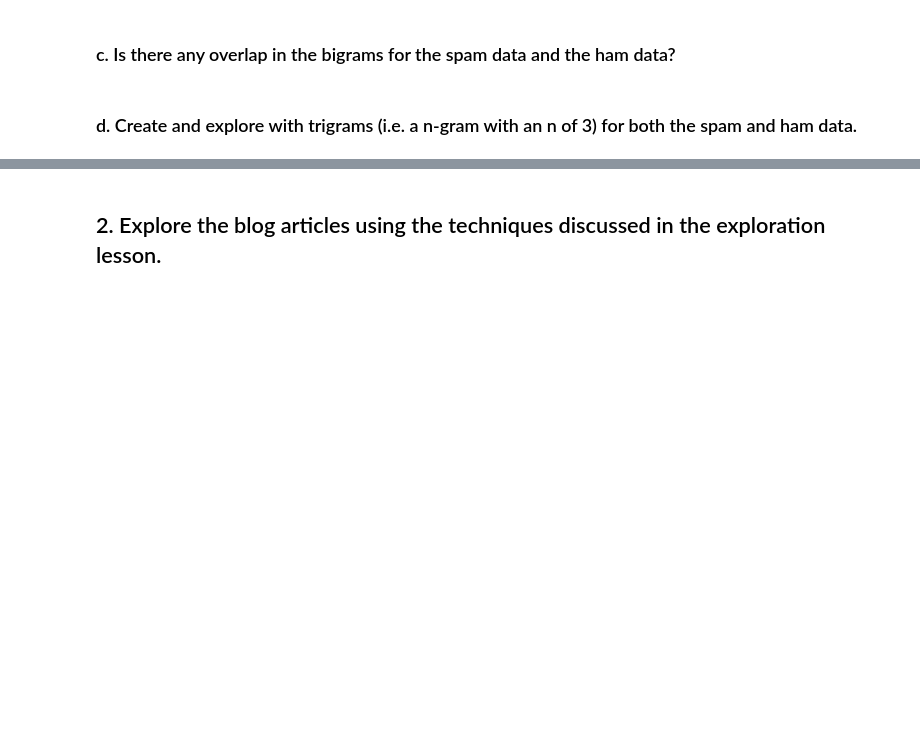
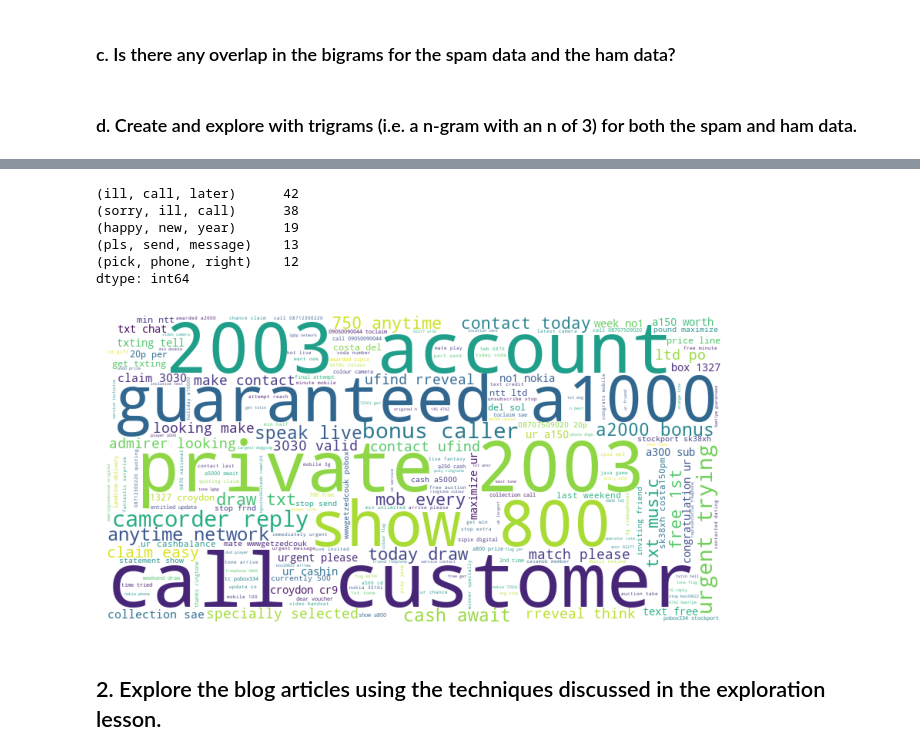
Before and after one commit to DerekBixby/natural-language-processing-exercises, a Jupyter notebook: explore.ipynb, the cells around one changed output, grey strips where cells are left out. Drawn from its saved outputs; the diff is of its cells as text; code cells hidden in the pictures; blank space fills up the shorter version.

```diff
--- a/explore.ipynb
+++ b/explore.ipynb
@@ -198,3 +206,8 @@ TypeError: 'int' object is not subscriptable
 ### c. Is there any overlap in the bigrams for the spam data and the ham data?
 # %% [markdown]
 ### d. Create and explore with trigrams (i.e. a n-gram with an n of 3) for both the spam and ham data.
+# %%
+spam_trigrams = (pd.Series(nltk.ngrams(spam_words, 3)).value_counts())
+
+
+spam_trigrams.head()
@@ -201,2 +230,23 @@ TypeError: 'int' object is not subscriptable
+# %%
+ham_trigrams = (pd.Series(nltk.ngrams(ham_words, 3)).value_counts())
+
+
+ham_trigrams.head()
+# %% [output]
+(ill, call, later)      42
+(sorry, ill, call)      38
+(happy, new, year)      19
+(pls, send, message)    13
+(pick, phone, right)    12
+dtype: int64
+# %%
+data = {k[0] + ' ' + k[1]: v for k, v in spam_trigrams.to_dict().items()}
+img = WordCloud(background_color='white', width=800, height=400).generate_from_frequencies(data)
+plt.figure(figsize=(8, 4))
+plt.imshow(img)
+plt.axis('off')
+plt.show()
+# %% [output]
+[figure, added]
 # %% [markdown]
 ## 2. Explore the blog articles using the techniques discussed in the exploration lesson.
```
Also changed, not shown: parts of 11 cells of this notebook.
